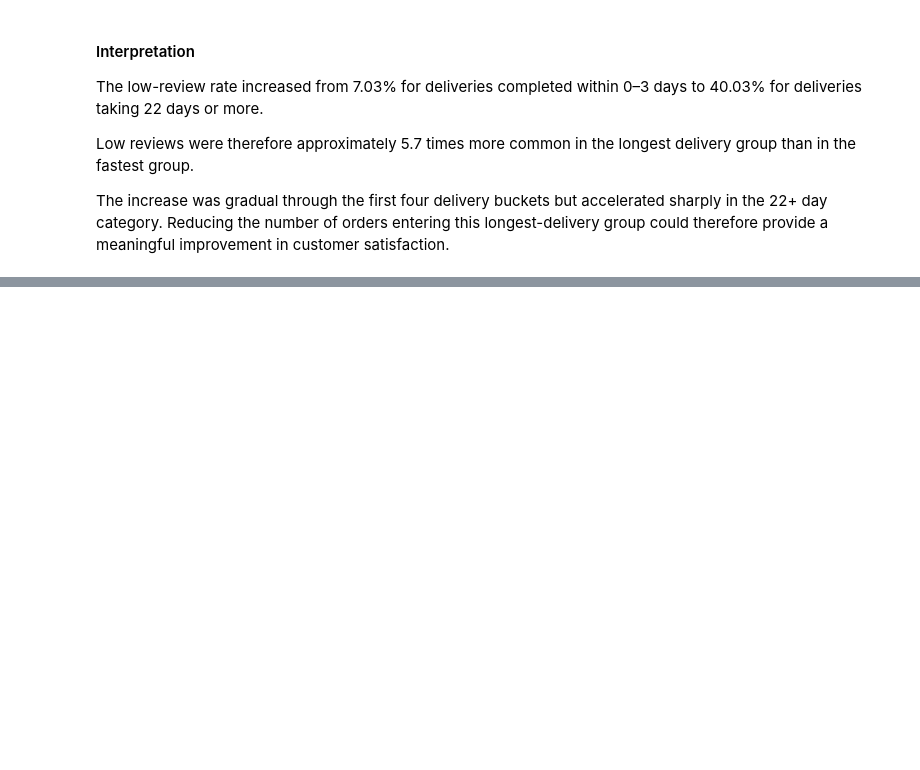
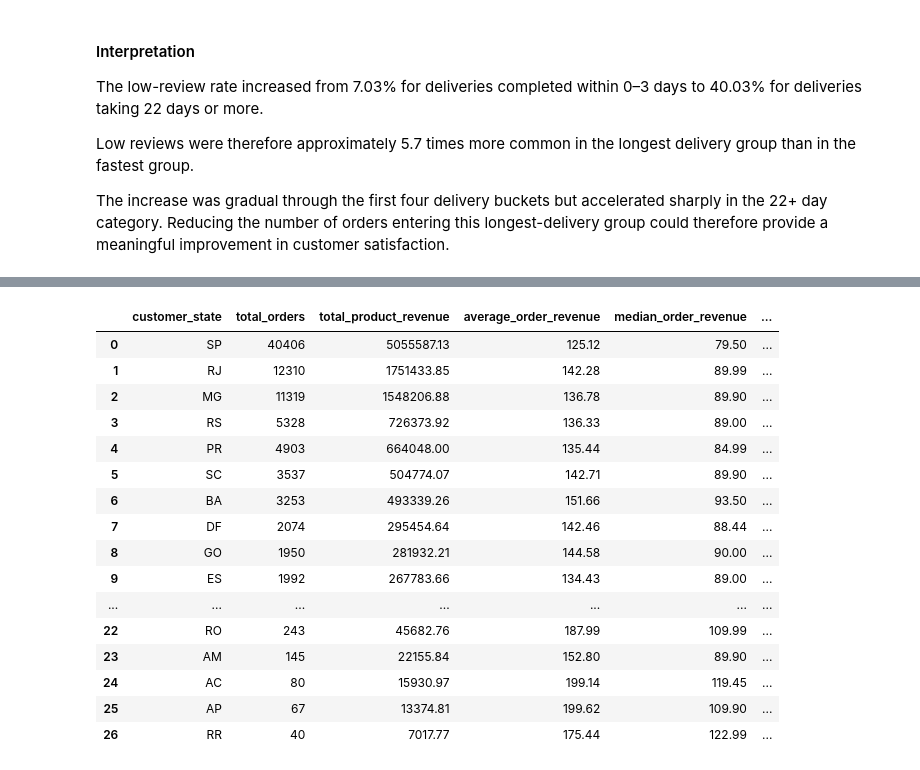
Before and after one commit to Ivana0901/ecommerce-data-analysis, a Jupyter notebook: notebooks/01_ecommerce_analysis.ipynb, the cells around one changed output, grey strips where cells are left out. Cells and saved outputs as stored; diff of their text form; code cells hidden in the pictures; blank space fills up the shorter version.

```diff
--- a/notebooks/01_ecommerce_analysis.ipynb
+++ b/notebooks/01_ecommerce_analysis.ipynb
@@ -3671,0 +3831,95 @@ The increase was gradual through the first four delivery buckets but accelerated
+# %%
+state_geographic_summary = (
+    state_order_summary.merge(
+        state_customer_summary,
+        on="customer_state",
+        how="left",
+        validate="one_to_one",
+    )
+)
+# %%
+state_geographic_summary[
+    "order_share_pct"
+] = (
+    state_geographic_summary["total_orders"]
+    .div(
+        state_geographic_summary[
+            "total_orders"
+        ].sum()
+    )
+    .mul(100)
+)
+
+
+state_geographic_summary[
+    "revenue_share_pct"
+] = (
+    state_geographic_summary[
+        "total_product_revenue"
+    ]
+    .div(
+        state_geographic_summary[
+            "total_product_revenue"
+        ].sum()
+    )
+    .mul(100)
+)
+
+
+state_geographic_summary[
+    "customer_share_pct"
+] = (
+    state_geographic_summary[
+        "unique_customers"
+    ]
+    .div(
+        state_geographic_summary[
+            "unique_customers"
+        ].sum()
+    )
+    .mul(100)
+)
+
+
+state_geographic_summary[
+    "orders_per_customer"
+] = (
+    state_geographic_summary[
+        "total_orders"
+    ]
+    .div(
+        state_geographic_summary[
+            "unique_customers"
+        ]
+    )
+)
+
+
+state_geographic_summary = (
+    state_geographic_summary.sort_values(
+        "total_product_revenue",
+        ascending=False,
+    )
+    .reset_index(drop=True)
+)
+
+
+state_geographic_summary.round(2)
+# %% [output]
+|  | customer_state | total_orders | total_product_revenue | average_order_revenue | median_order_revenue | ... |
+| 0 | SP | 40406 | 5055587.13 | 125.12 | 79.50 | ... |
+| 1 | RJ | 12310 | 1751433.85 | 142.28 | 89.99 | ... |
+| 2 | MG | 11319 | 1548206.88 | 136.78 | 89.90 | ... |
+| 3 | RS | 5328 | 726373.92 | 136.33 | 89.00 | ... |
+| 4 | PR | 4903 | 664048.00 | 135.44 | 84.99 | ... |
+| 5 | SC | 3537 | 504774.07 | 142.71 | 89.90 | ... |
+| 6 | BA | 3253 | 493339.26 | 151.66 | 93.50 | ... |
+| 7 | DF | 2074 | 295454.64 | 142.46 | 88.44 | ... |
+| 8 | GO | 1950 | 281932.21 | 144.58 | 90.00 | ... |
+| 9 | ES | 1992 | 267783.66 | 134.43 | 89.00 | ... |
+| ... | ... | ... | ... | ... | ... | ... |
+| 22 | RO | 243 | 45682.76 | 187.99 | 109.99 | ... |
+| 23 | AM | 145 | 22155.84 | 152.80 | 89.90 | ... |
+| 24 | AC | 80 | 15930.97 | 199.14 | 119.45 | ... |
+| 25 | AP | 67 | 13374.81 | 199.62 | 109.90 | ... |
+| 26 | RR | 40 | 7017.77 | 175.44 | 122.99 | ... |
```
Also changed, not shown: parts of 38 cells of this notebook, 3 other files.
